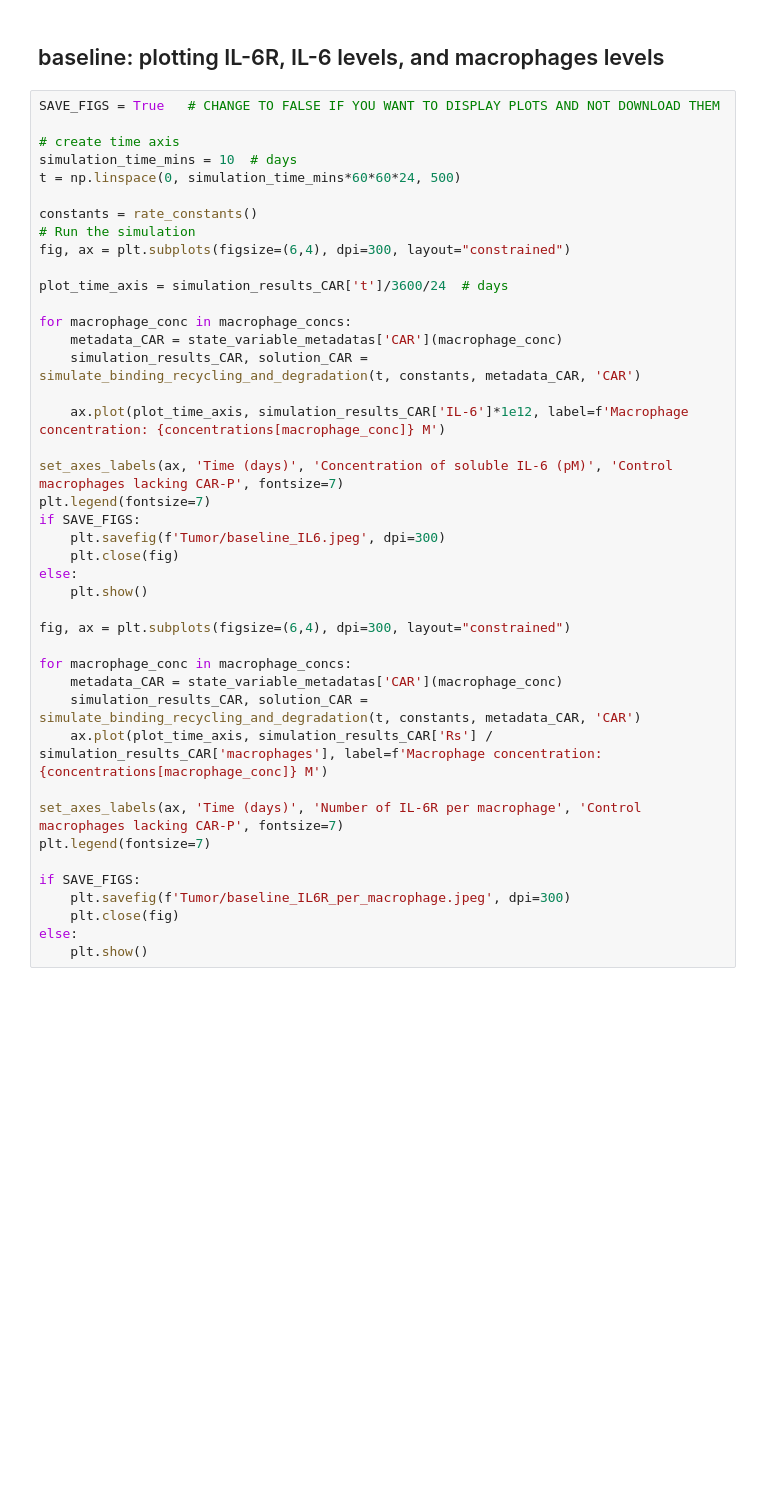
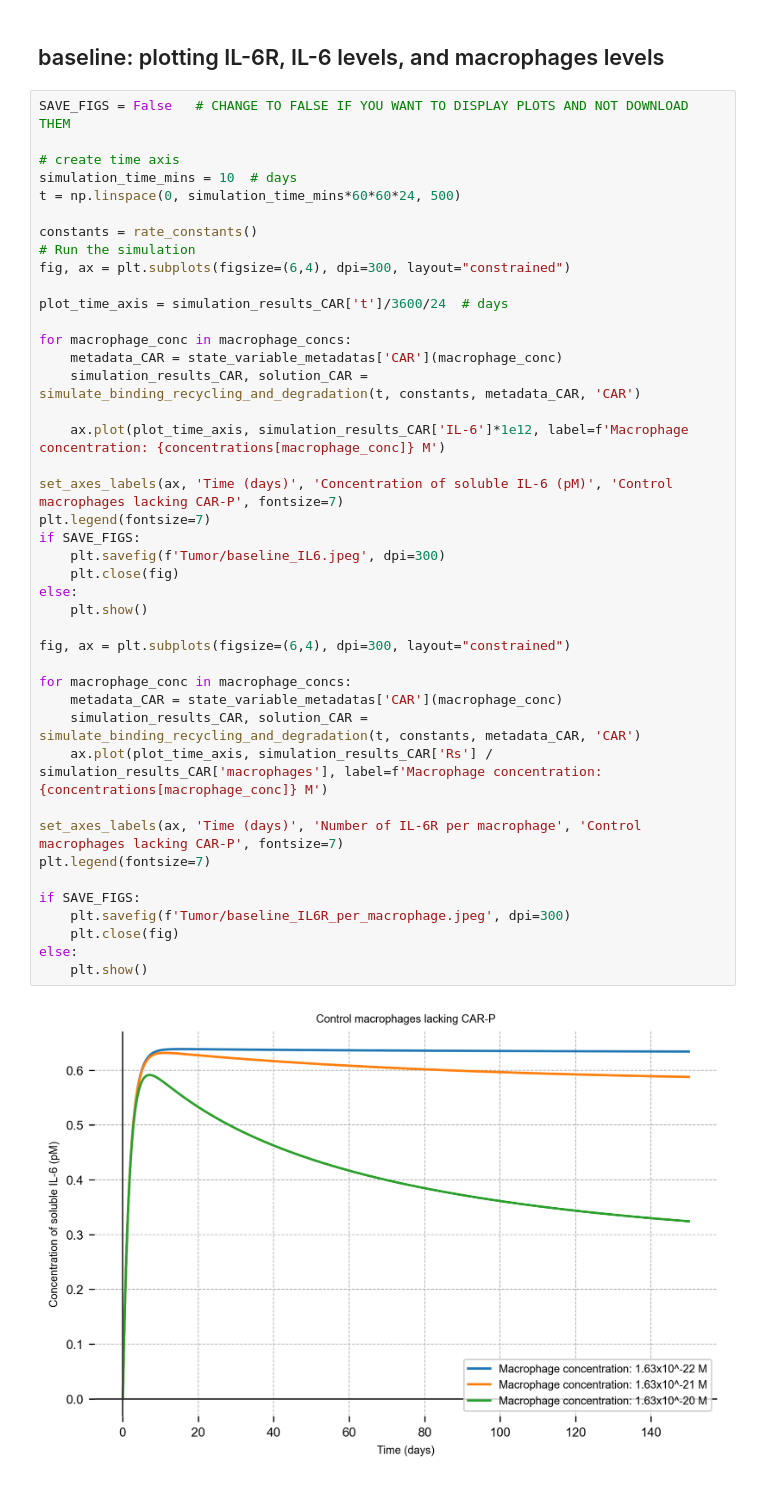
Before and after one commit to mit-igem/car-p-diem, a Jupyter notebook: Tumor.ipynb, the cells around one changed output. Drawn from its saved outputs; the diff is of its cells as text; blank space fills up the shorter version.

```diff
--- a/Tumor.ipynb
+++ b/Tumor.ipynb
@@ -408,7 +407,7 @@ else:
 # %% [markdown]
 ## baseline: plotting IL-6R, IL-6 levels, and macrophages levels
 # %%
-SAVE_FIGS = True   # CHANGE TO FALSE IF YOU WANT TO DISPLAY PLOTS AND NOT DOWNLOAD THEM
+SAVE_FIGS = False   # CHANGE TO FALSE IF YOU WANT TO DISPLAY PLOTS AND NOT DOWNLOAD THEM
 
 # create time axis
 simulation_time_mins = 10  # days
@@ -422,30 +421,32 @@ plot_time_axis = simulation_results_CAR['t']/3600/24  # days
 
 for macrophage_conc in macrophage_concs:
     metadata_CAR = state_variable_metadatas['CAR'](macrophage_conc)
     simulation_results_CAR, solution_CAR = simulate_binding_recycling_and_degradation(t, constants, metadata_CAR, 'CAR')
 
     ax.plot(plot_time_axis, simulation_results_CAR['IL-6']*1e12, label=f'Macrophage concentration: {concentrations[macrophage_conc]} M')
 
 set_axes_labels(ax, 'Time (days)', 'Concentration of soluble IL-6 (pM)', 'Control macrophages lacking CAR-P', fontsize=7)
 plt.legend(fontsize=7)
 if SAVE_FIGS:
     plt.savefig(f'Tumor/baseline_IL6.jpeg', dpi=300)
     plt.close(fig)
 else:
     plt.show()
 
 fig, ax = plt.subplots(figsize=(6,4), dpi=300, layout="constrained")
 
 for macrophage_conc in macrophage_concs:
     metadata_CAR = state_variable_metadatas['CAR'](macrophage_conc)
     simulation_results_CAR, solution_CAR = simulate_binding_recycling_and_degradation(t, constants, metadata_CAR, 'CAR')
     ax.plot(plot_time_axis, simulation_results_CAR['Rs'] / simulation_results_CAR['macrophages'], label=f'Macrophage concentration: {concentrations[macrophage_conc]} M')
 
 set_axes_labels(ax, 'Time (days)', 'Number of IL-6R per macrophage', 'Control macrophages lacking CAR-P', fontsize=7)
 plt.legend(fontsize=7)
 
 if SAVE_FIGS:
     plt.savefig(f'Tumor/baseline_IL6R_per_macrophage.jpeg', dpi=300)
     plt.close(fig)
 else:
     plt.show()
+# %% [output]
+[figure, added]
```
Also changed, not shown: parts of 4 cells of this notebook, 3 other files.
